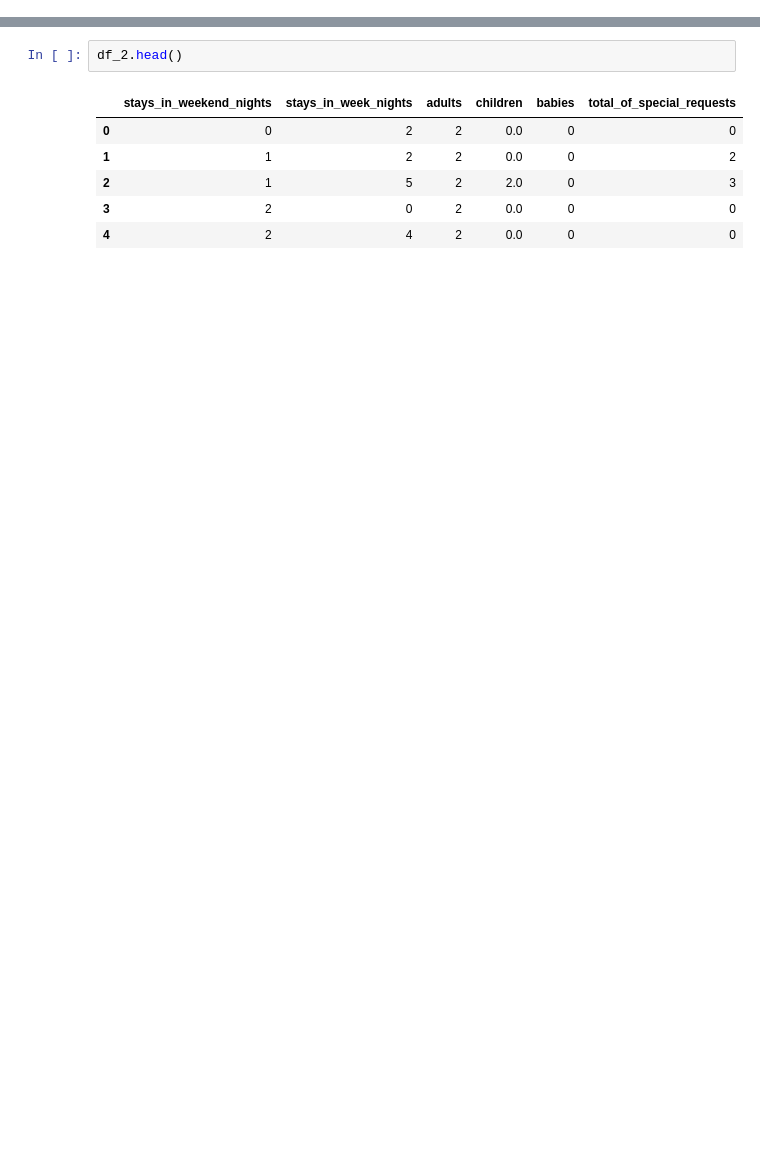
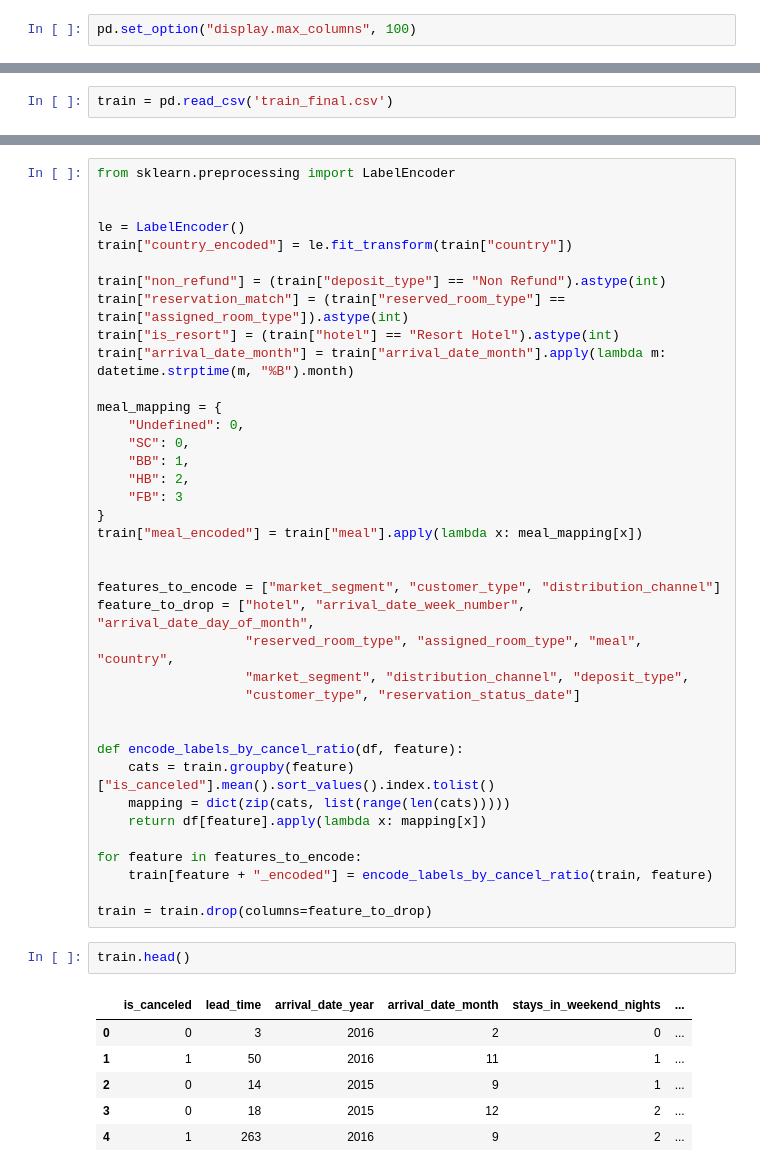
Before and after one commit to NickLitwinow/HSE_ML_Group_Project, a Jupyter notebook: data_preprocessing.ipynb, the cells around one changed output, grey strips where cells are left out. Saved outputs shown, nothing was run; the diff lists cells and outputs as text; blank space fills up the shorter version.

Commit message:
add data preprocessing

```diff
--- a/data_preprocessing.ipynb
+++ b/data_preprocessing.ipynb
@@ -10,0 +6,2 @@ df_2 = df[cols].copy()
+# %%
+pd.set_option("display.max_columns", 100)
@@ -10,0 +10,2 @@ df_2 = df[cols].copy()
+# %%
+train = pd.read_csv('train_final.csv')
@@ -11,9 +37,47 @@ df_2 = df[cols].copy()
+# %%
+from sklearn.preprocessing import LabelEncoder
+
+
+le = LabelEncoder()
+train["country_encoded"] = le.fit_transform(train["country"])
+
+train["non_refund"] = (train["deposit_type"] == "Non Refund").astype(int)
+train["reservation_match"] = (train["reserved_room_type"] == train["assigned_room_type"]).astype(int)
+train["is_resort"] = (train["hotel"] == "Resort Hotel").astype(int)
+train["arrival_date_month"] = train["arrival_date_month"].apply(lambda m: datetime.strptime(m, "%B").month)
+
+meal_mapping = {
+    "Undefined": 0,
+    "SC": 0,
+    "BB": 1,
+    "HB": 2,
+    "FB": 3
+}
+train["meal_encoded"] = train["meal"].apply(lambda x: meal_mapping[x])
+
+
+features_to_encode = ["market_segment", "customer_type", "distribution_channel"]
+feature_to_drop = ["hotel", "arrival_date_week_number", "arrival_date_day_of_month",
+                   "reserved_room_type", "assigned_room_type", "meal", "country",
+                   "market_segment", "distribution_channel", "deposit_type",
+                   "customer_type", "reservation_status_date"]
+
+
+def encode_labels_by_cancel_ratio(df, feature):
+    cats = train.groupby(feature)["is_canceled"].mean().sort_values().index.tolist()
+    mapping = dict(zip(cats, list(range(len(cats)))))
+    return df[feature].apply(lambda x: mapping[x])
+
+for feature in features_to_encode:
+    train[feature + "_encoded"] = encode_labels_by_cancel_ratio(train, feature)
+
+train = train.drop(columns=feature_to_drop)
 # %%
-df_2.head()
+train.head()
 # %% [output]
-|  | stays_in_weekend_nights | stays_in_week_nights | adults | children | babies | total_of_special_requests |
-| 0 | 0 | 2 | 2 | 0.0 | 0 | 0 |
-| 1 | 1 | 2 | 2 | 0.0 | 0 | 2 |
-| 2 | 1 | 5 | 2 | 2.0 | 0 | 3 |
-| 3 | 2 | 0 | 2 | 0.0 | 0 | 0 |
-| 4 | 2 | 4 | 2 | 0.0 | 0 | 0 |
+|  | is_canceled | lead_time | arrival_date_year | arrival_date_month | stays_in_weekend_nights | ... |
+| 0 | 0 | 3 | 2016 | 2 | 0 | ... |
+| 1 | 1 | 50 | 2016 | 11 | 1 | ... |
+| 2 | 0 | 14 | 2015 | 9 | 1 | ... |
+| 3 | 0 | 18 | 2015 | 12 | 2 | ... |
+| 4 | 1 | 263 | 2016 | 9 | 2 | ... |
```
Also changed, not shown: parts of 19 cells of this notebook.
